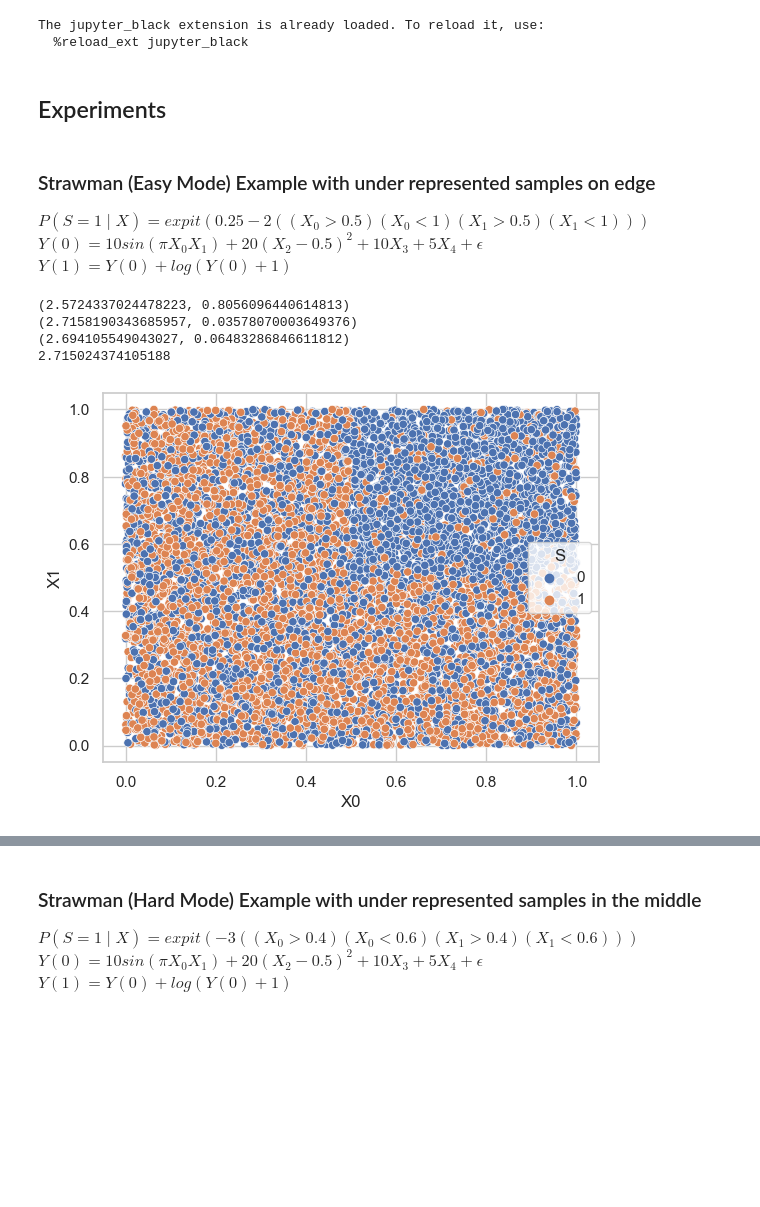
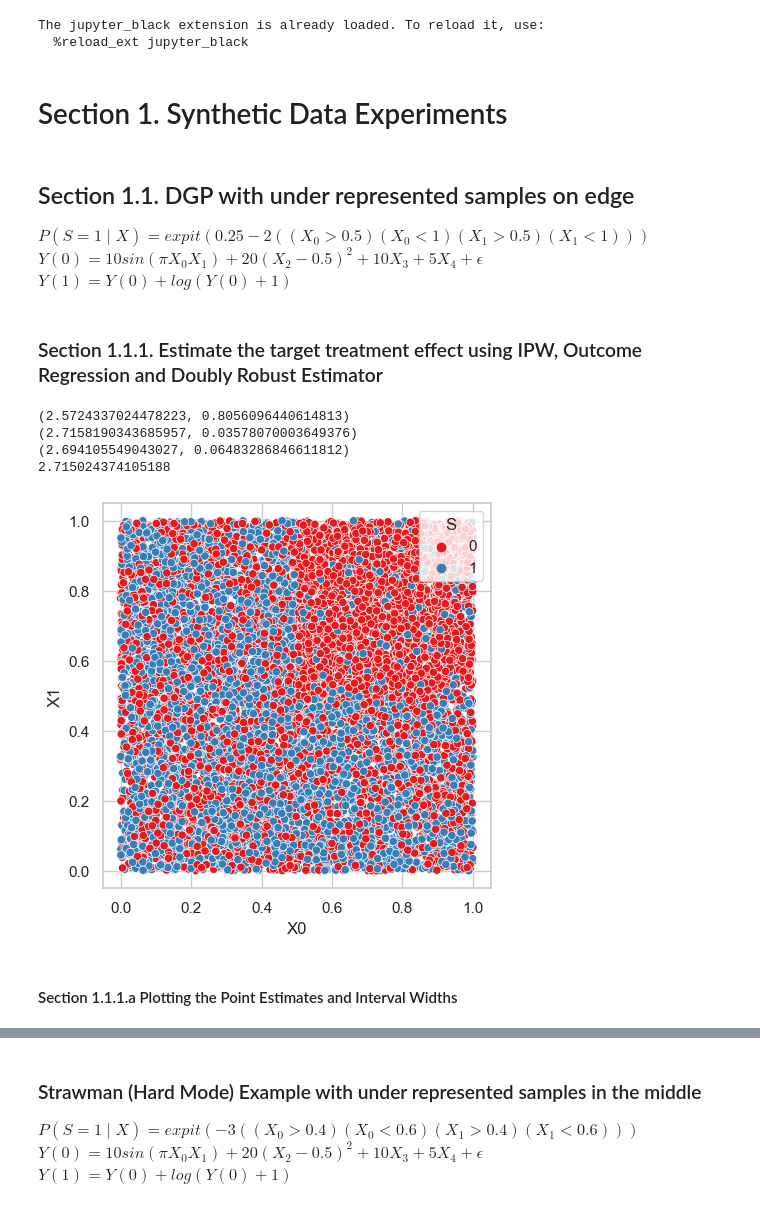
Before and after one commit to harsh-parikh/fuse, a Jupyter notebook: characterize_match.ipynb, the cells around one changed output, grey strips where cells are left out. Cells and saved outputs as stored; diff of their text form; code cells hidden in the pictures; blank space fills up the shorter version.

```diff
--- a/characterize_match.ipynb
+++ b/characterize_match.ipynb
@@ -31,35 +35,42 @@ importlib.reload(learn)
 The jupyter_black extension is already loaded. To reload it, use:
   %reload_ext jupyter_black
 # %% [markdown]
-## Experiments
+# Section 1. Synthetic Data Experiments
 # %% [markdown]
-### Strawman (Easy Mode) Example with under represented samples on edge
+## Section 1.1. DGP with under represented samples on edge
 $P(S=1 \mid X) = expit( 0.25 - 2\left((X_0 > 0.5) (X_0 < 1) (X_1 > 0.5) (X_1 < 1)\right) )$ \
 $Y(0) = 10 sin(\pi X_0 X_1) + 20 (X_2 - 0.5)^2 + 10 X_3 + 5 X_4 + \epsilon$ \
 $Y(1) = Y(0) + log(Y(0) + 1)$
+# %% [markdown]
+### Section 1.1.1. Estimate the target treatment effect using IPW, Outcome Regression and Doubly Robust Estimator
 # %%
 df, Y = strawman_edge.get_data(n=10000, seed=0)
-sns.scatterplot(x="X0", y="X1", hue="S", data=df)
+
+fig, ax = plt.subplots(figsize=(5, 5))
+sns.scatterplot(x="X0", y="X1", hue="S", data=df, palette="Set1")
+fig.savefig("X0_vs_X1_hue_S.pdf", format="pdf", dpi=600)
 
 atte_sim, atte_se_sim = est.estimate_sim(
     data=df, outcome="Yobs", treatment="T", sample="S"
 )
 atte_out_reg, atte_se_outreg = est.estimate_out_reg(
     data=df, outcome="Yobs", treatment="T", sample="S"
 )
 atte_dml, atte_se_dml = est.estimate_dml(
     data=df, outcome="Yobs", treatment="T", sample="S"
 )
 print((atte_sim, atte_se_sim))
 print((atte_out_reg, atte_se_outreg))
 print((atte_dml, atte_se_dml))
 print((Y["Y1"].loc[df["S"] == 0] - Y["Y0"].loc[df["S"] == 0]).mean())
 # %% [output]
 (2.5724337024478223, 0.8056096440614813)
 (2.7158190343685957, 0.03578070003649376)
 (2.694105549043027, 0.06483286846611812)
 2.715024374105188
-[figure, old version]
+[figure, new version]
+# %% [markdown]
+#### Section 1.1.1.a Plotting the Point Estimates and Interval Widths
 # %%
 sns.set(style="whitegrid")
 fig, ax = plt.subplots(figsize=(10, 2))
```
Also changed, not shown: parts of 17 cells of this notebook, 6 other files.
